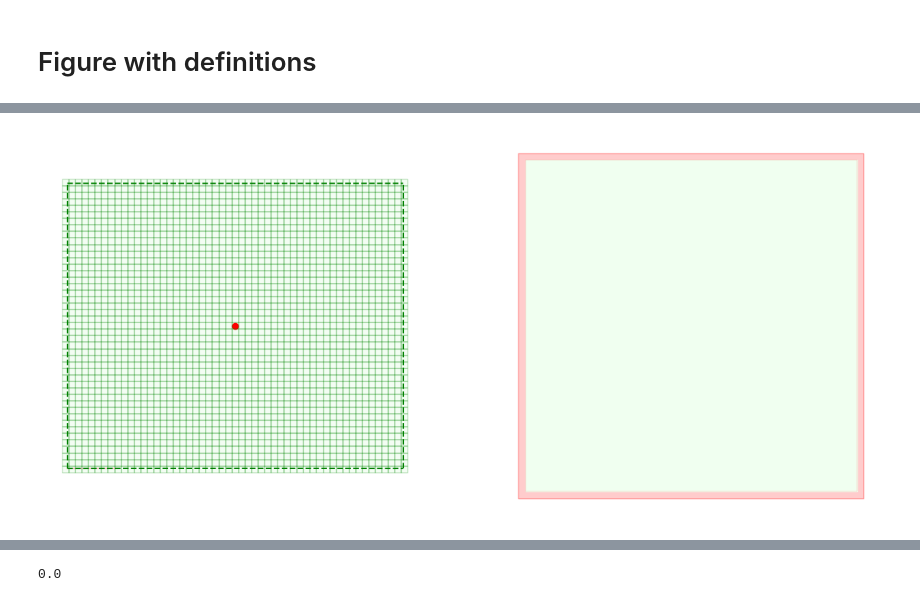
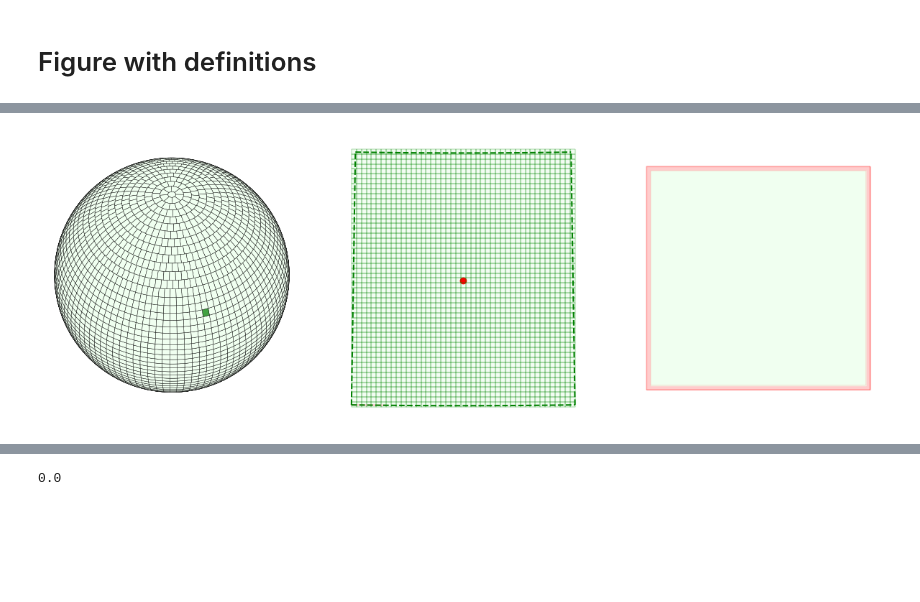
Before and after one commit to spacetelescope/skymap, a Jupyter notebook: notebook/Tessellation.ipynb, the cells around one changed output, grey strips where cells are left out. Cells and saved outputs as stored; diff of their text form; code cells hidden in the pictures; blank space fills up the shorter version.

```diff
--- a/notebook/Tessellation.ipynb
+++ b/notebook/Tessellation.ipynb
@@ -749,14 +749,9 @@ wcs.wcs.ctype = ["RA---TAN", "DEC--TAN"]
 # Points
 NSIDE = 13
 radius = 1
-ntheta, nphi, vertices = doublepixelization(NSIDE,radius)
-rntheta, rnphi, rvertices = romantessellation(NSIDE,radius)
-radius = 1
+rntheta, rnphi, ramin, ramax, decmin, decmax, rvertices = romantessellation(NSIDE)
 center = [0,0,0]
-points = ang2point(90 - ntheta, nphi,radius)
-sv = SphericalVoronoi(points, radius, center)
-sv.sort_vertices_of_regions()
-print(len(vertices))
+points = ang2point(90 - rntheta, rnphi,radius)
 def limits(a, b, ax):
     if a>b : a, b = b, a
     ymin, ymax = ax.get_ylim()
@@ -764,7 +759,7 @@ def limits(a, b, ax):
     return ((y-ymin)/dy for y in (a, b))
 
 # Tile
-itile = 2000
+itile = 1000
 
 # Projection of a tile
 deltatile = 193360/2
@@ -772,22 +767,6 @@ d20 = 4840
 xtile = d20*20
 ytile = d20*19
 wcs.wcs.crval = [nphi[itile], 90-ntheta[itile]]
-
-# Voronoi
-#region = sv.regions[itile]
-#vvertices = sv.vertices[region]
-#ra = []
-#dec = []
-#for vertex in vvertices:
-#    x,y,z = vertex
-#    pol = cart2sph(x,y,z)
-#    ra.append(pol[2].value)
-#    dec.append(pol[1].value)
-#
-#ra.append(ra[0])
-#dec.append(dec[0])
-#ra = np.rad2deg(np.array(ra))
-#dec = np.rad2deg(np.array(dec))
 
 
 # 2ble pixelization
@@ -808,18 +787,28 @@ values, counts = np.unique(dec2, return_counts=True)
 if medra >= 270:
     id = ra2 == 0.
     ra2[id] += 360
-#elif medra <= 90:
-#    id = ra2 > 270.
-#    ra2[id] -= 360
 
 dec2 = np.rad2deg(np.array(dec2))
-#print('ra2 ', ra2)
-#print('dec2', dec2)
 
 fig = plt.figure(figsize=(15,8))
-ax = fig.add_subplot(121, aspect='equal')
-#x,y = wcs.wcs_world2pix(ra, dec, 1)
-#plt.plot(x,y,label='Voronoi')
+ax = fig.add_subplot(131, projection='3d',aspect='equal')
+a = 0.6; ax.set_xlim(-a,a); ax.set_ylim(-a,a); ax.set_zlim(-a,a)
+ax.set_axis_off()
+idn = ((nphi > 120) | (nphi<120))& (ntheta <100)
+for n, vertices_ in enumerate(rvertices):
+    if n == itile:
+        facecolor = '#40a140'
+    else:
+        facecolor = '#f0fff0'
+    polygon = Poly3DCollection([vertices_], alpha=1,facecolor=facecolor, edgecolor='black',linewidth=0.3)
+    ax.add_collection3d(polygon)
+
+# Update the axis view and title
+elev = 50; azim = 200; roll = 0
+ax.view_init(elev, azim, roll)
+
+
+ax = fig.add_subplot(132, aspect='equal')
 x2,y2 = wcs.wcs_world2pix(ra2, dec2, 1)
 x0,y0 = wcs.wcs_world2pix(nphi[itile], 90-ntheta[itile], 1)
 plt.plot([x0],[y0],'or')
@@ -837,8 +826,6 @@ if itile == 0:
     for i in range(-30,30):
         for j in range(-29,29):
             plt.plot((xx+i) * d20 , (yy+j) * d20,color='green',linewidth=0.2)
-    #ax.axvspan(xmin, xmax, *limits(ymin,ymax, ax), color='lightgreen',alpha=0.1)
-    #plt.plot([xmin,xmax,xmax,xmin,xmin],[ymin,ymin,ymax,ymax,ymin],ls=':',color='green',label='mosaic')
 else:
     dra = ra2[1]-ra2[0]
     a = ra2[0]+dra*np.arange(0,1.05,0.05)
@@ -854,9 +841,6 @@ else:
         plt.plot(x2[2:4],y2[2:4],color='pink')
     else:
         plt.plot(x2[1:3],y2[1:3],color='pink')
-    #plt.plot(x2[-2:],y2[-2:],color='pink',label='Double Pix')
-
-
     idx = np.argmin(y2)
     ymin = y2[idx]
     _,decmin = wcs.wcs_pix2world(x2[idx],y2[idx],1)
@@ -902,23 +886,7 @@ else:
     xtot, ytot = np.append(xtot, x1bi), np.append(ytot, yi)
     xmin, xmax = np.nanmin(xtot), np.nanmax(xtot)
     ymin, ymax = np.nanmin(ytot), np.nanmax(ytot)
-    #print('ymin, ymax ', ymin, ymax)
-    #print(*limits(ymin,ymax, ax))
-    #ax.fill_between([xmin,xmax], ymin,ymax, color='lightgreen',alpha=0.1)
-    #ax.fill_between([-xtile,xtile], -ytile,ytile, color='lightgreen',alpha=0.1)
-    #for ix in range(40):
-    #    for iy in range(38):
-    #        xc = np.array([ix, ix+1, ix+1, ix])*d20 - xtile
-    #        yc = np.array([iy, iy, iy+1, iy+1])*d20 - ytile
-    #        cra,cdec = wcs.wcs_pix2world(xc,yc, 1)
-    #        idx = (cra >= ramin) & (cra < ramax) & (cdec >= decmin) & (cdec < decmax)
-    #        if np.sum(idx) > 0:
-    #            #print(np.sum(idx))
-    #            ax.fill_between([-xtile+ix*d20,-xtile*(ix+1)*d20], -ytile+iy*d20,ytile*(iy+1)*d20, color='lightgreen',alpha=0.1)
-    #        else:
-    #            pass
-    #            #ax.fill_between([-xtile+ix*d20,-xtile*(ix+1)*d20], -ytile+iy*d20,ytile*(iy+1)*d20, color='blue',alpha=0.1)
-    for i in range(-31,31):
+    for i in range(-30,30):
         for j in range(-30,30):
             xc, yc = (xx+i+0.5) * d20, (yy+j+0.5) * d20
             cra,cdec = wcs.wcs_pix2world(xc,yc, 1)
@@ -928,19 +896,9 @@ else:
                 ax.plot(xc, yc, color='green',linewidth=0.2)
             else:
                 pass
-                #ax.fill_between([min(xc), max(xc)], min(yc), max(yc), color='skyblue',alpha=0.1)
-    #plt.plot([xmin,xmax,xmax,xmin,xmin],[ymin,ymin,ymax,ymax,ymin],ls=':',color='green',label='mosaic')
-    #plt.plot(x1bi+delta,yi,color='green',ls=':')
-
-#plt.grid()
-#plt.xlim(-100000,100000)
-#plt.ylim(-100000,100000)
-#ax.set_title('Tile {0:d}'.format(itile))
-#plt.legend(loc=5)
 print('Dx, Dy Area', xmax-xmin, ymax-ymin, (xmax-xmin)*(ymax-ymin)*1.e-12)
 ax.set_axis_off()
-ax = fig.add_subplot(122, aspect='equal')
-
+ax = fig.add_subplot(133, aspect='equal')
 ax.fill_between([min(xc)-100, max(xc)+100], min(yc)-100, max(yc)+100, color='red',alpha=0.2)
 xxc = [min(xc)-100,max(xc)+100,max(xc)+100,min(xc)-100,min(xc)-100]
 yyc = [min(yc)-100, min(yc)-100, max(yc)+100, max(yc)+100, min(yc)-100]
@@ -959 +916 @@ Dx, Dy Area 249306.60463693956 211719.81587043323 0.05278314842901574
-[figure, old version]
+[figure, new version]
```
Also changed, not shown: parts of 22 cells of this notebook, 1 other file.
